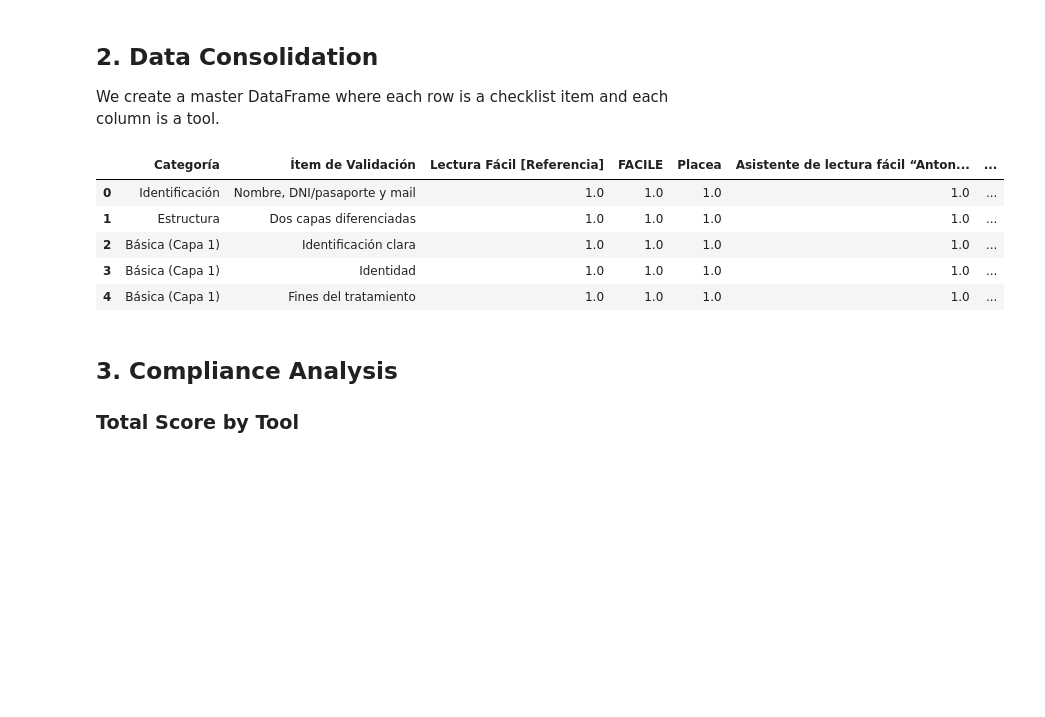
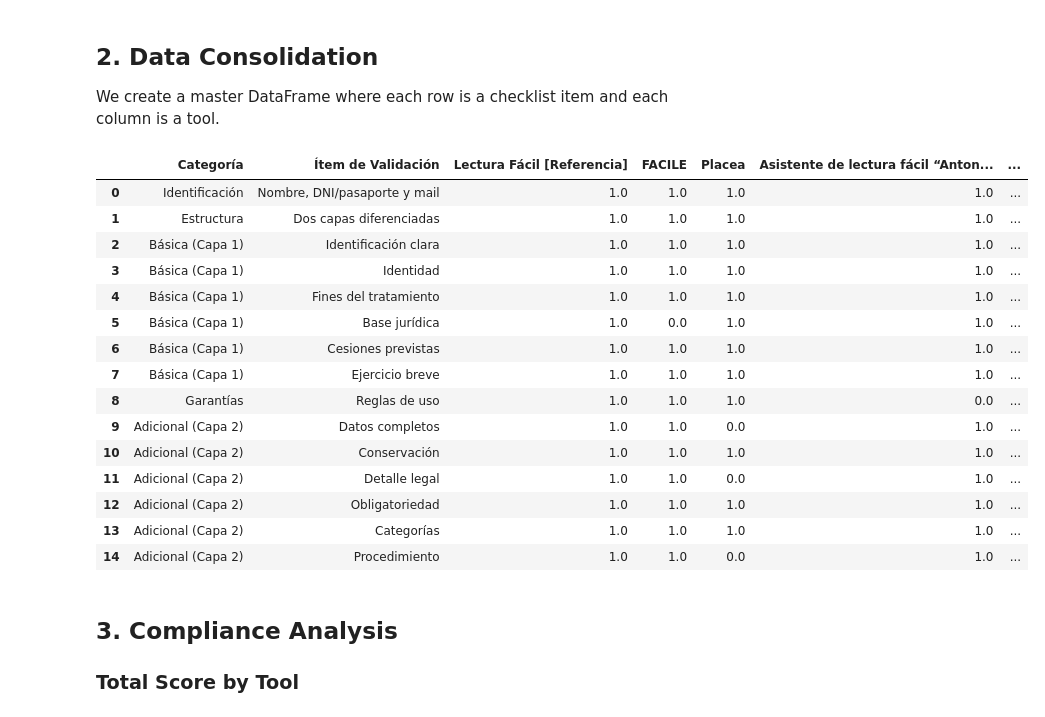
Before and after one commit to JaviMiot/Data_privacy_form_consent_analysis, a Jupyter notebook: notebooks/01_first_analysis/01_analisis_checklists.ipynb, the cells around one changed output. Saved outputs shown, nothing was run; the diff lists cells and outputs as text; code cells hidden in the pictures; blank space fills up the shorter version.

```diff
--- a/notebooks/01_first_analysis/01_analisis_checklists.ipynb
+++ b/notebooks/01_first_analysis/01_analisis_checklists.ipynb
@@ -35,10 +16,14 @@ Tools found: 12
 # Diccionario para almacenar los checklists de cada herramienta
 checklists = {}
 
-for i, tool in enumerate(tool_names):
-    sheet_name = str(i + 1)
+i = 1
+for tool in tool_names:
+
+    sheet_name = str(i)
+
     try:
         # Leer la hoja numerada correspondiente
+        print(f"Loading checklist for tool: {tool} from sheet: {sheet_name}")
         df_sheet = pd.read_excel(file_path, sheet_name=sheet_name)
 
         # Limpiar datos: nos interesan las filas que tienen un ítem de verificación
@@ -51,5 +36,9 @@ for i, tool in enumerate(tool_names):
     except Exception as e:
         print(f"Error cargando la hoja {sheet_name} para la herramienta {tool}: {e}")
 
+    if "Mark Jonathan Camacho Escatel" in tool:
+        i = 13
+    else:
+        i += 1
 print("Checklists loaded successfully.")
 # %% [output]
@@ -61,34 +74,46 @@ We create a master DataFrame where each row is a checklist item and each column
 # %%
 # Obtener la lista base de ítems (usando la primera herramienta como referencia)
 base_items = checklists[tool_names[0]][['Categoría', 'Ítem de Validación']].copy()
 base_items['Categoría'] = base_items['Categoría'].ffill() # Rellenar categorías vacías
 
 # Crear el DataFrame maestro
 df_master = base_items.copy()
 
 for tool in tool_names:
     if tool in checklists:
         # Extraer la columna de cumplimiento
         # 1.0 = SÍ, 0.5 = PARCIAL, 0.0 = NO
         compliance = checklists[tool]['Cumple'].values
 
         # Asegurar que la longitud coincida (por si acaso)
         if len(compliance) == len(df_master):
-            df_master[tool] = pd.to_numeric(pd.Series(compliance), errors='coerce').fillna(0).values
+            values = pd.Series(compliance).apply(lambda x: 0 if x == 0.5 else x)
+            df_master[tool] = pd.to_numeric(values, errors='coerce').fillna(0).values
         else:
             # Si hay diferencia, mapeamos por nombre de ítem para seguridad
+            print(f"Length mismatch for tool {tool}. Mapping by 'Ítem de Validación'.")
             tool_data = checklists[tool].set_index('Ítem de Validación')['Cumple']
             df_master[tool] = df_master['Ítem de Validación'].map(tool_data)
             df_master[tool] = pd.to_numeric(df_master[tool], errors='coerce').fillna(0)
 
-df_master.head()
+df_master.head(30)
 # %% [output]
 |  | Categoría | Ítem de Validación | Lectura Fácil [Referencia] | FACILE | Placea | Asistente de lectura fácil “Anton... | ... |
 | 0 | Identificación | Nombre, DNI/pasaporte y mail | 1.0 | 1.0 | 1.0 | 1.0 | ... |
 | 1 | Estructura | Dos capas diferenciadas | 1.0 | 1.0 | 1.0 | 1.0 | ... |
 | 2 | Básica (Capa 1) | Identificación clara | 1.0 | 1.0 | 1.0 | 1.0 | ... |
 | 3 | Básica (Capa 1) | Identidad | 1.0 | 1.0 | 1.0 | 1.0 | ... |
 | 4 | Básica (Capa 1) | Fines del tratamiento | 1.0 | 1.0 | 1.0 | 1.0 | ... |
+| 5 | Básica (Capa 1) | Base jurídica | 1.0 | 0.0 | 1.0 | 1.0 | ... |
+| 6 | Básica (Capa 1) | Cesiones previstas | 1.0 | 1.0 | 1.0 | 1.0 | ... |
+| 7 | Básica (Capa 1) | Ejercicio breve | 1.0 | 1.0 | 1.0 | 1.0 | ... |
+| 8 | Garantías | Reglas de uso | 1.0 | 1.0 | 1.0 | 0.0 | ... |
+| 9 | Adicional (Capa 2) | Datos completos | 1.0 | 1.0 | 0.0 | 1.0 | ... |
+| 10 | Adicional (Capa 2) | Conservación | 1.0 | 1.0 | 1.0 | 1.0 | ... |
+| 11 | Adicional (Capa 2) | Detalle legal | 1.0 | 1.0 | 0.0 | 1.0 | ... |
+| 12 | Adicional (Capa 2) | Obligatoriedad | 1.0 | 1.0 | 1.0 | 1.0 | ... |
+| 13 | Adicional (Capa 2) | Categorías | 1.0 | 1.0 | 1.0 | 1.0 | ... |
+| 14 | Adicional (Capa 2) | Procedimiento | 1.0 | 1.0 | 0.0 | 1.0 | ... |
 # %% [markdown]
 ## 3. Compliance Analysis
 
```
Also changed, not shown: parts of 16 cells of this notebook, 18 other files.
